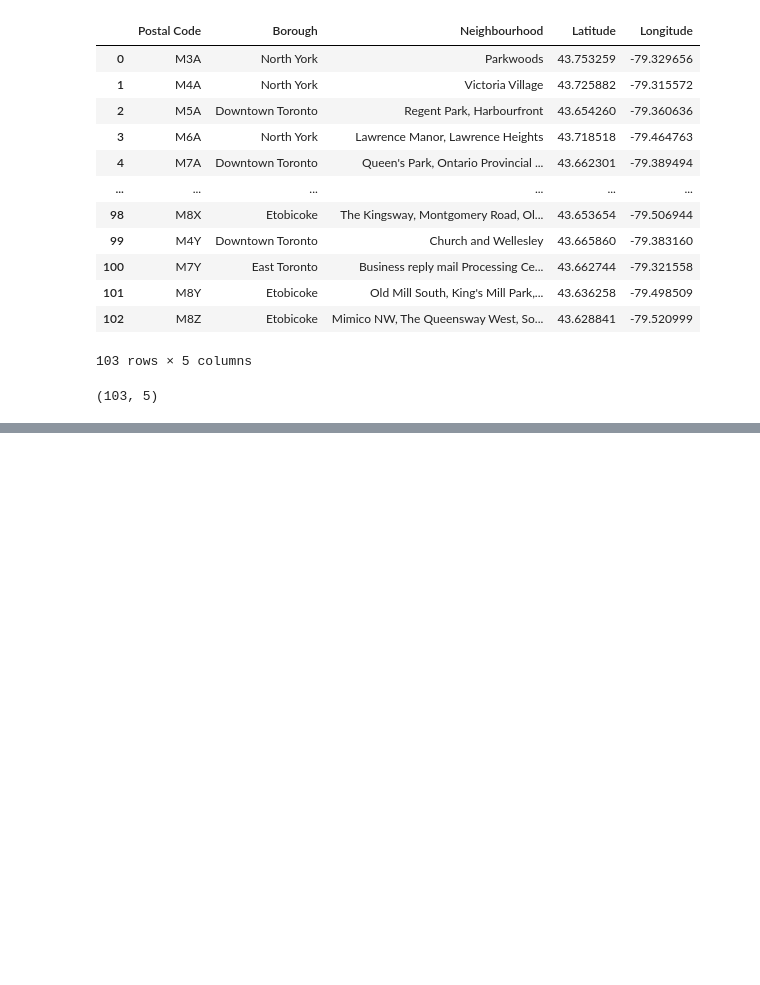
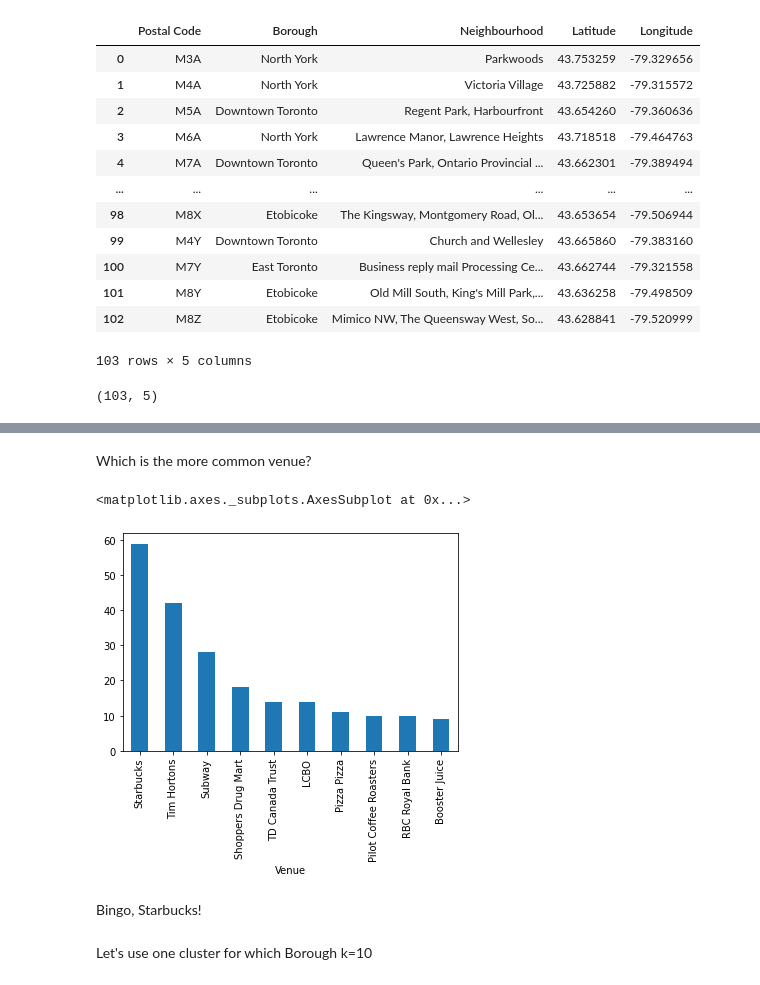
Before and after one commit to vchaves123/Coursera_Capstone, a Jupyter notebook: Segmenting and Clustering Neighborhoods in Toronto.ipynb, the cells around one changed output, grey strips where cells are left out. Cells and saved outputs as stored; diff of their text form; code cells hidden in the pictures; blank space fills up the shorter version.

```diff
--- a/Segmenting and Clustering Neighborhoods in Toronto.ipynb
+++ b/Segmenting and Clustering Neighborhoods in Toronto.ipynb
@@ -152,0 +370,12 @@ toronto_neighbourhood_with_geo.shape
+# %% [markdown]
+Which is the more common venue?
+# %%
+toronto_venues_grouped=toronto_venues.groupby(by='Venue').count()
+toronto_venues_grouped.sort_values(by='Neighborhood',ascending=False,inplace=True)
+toronto_venues_grouped=toronto_venues_grouped['Neighborhood'].head(10)
+toronto_venues_grouped.plot(kind='bar')
+# %% [output]
+<matplotlib.axes._subplots.AxesSubplot at 0x...>
+[figure, added]
+# %% [markdown]
+Bingo, Starbucks!
@@ -152,0 +388,2 @@ toronto_neighbourhood_with_geo.shape
+# %% [markdown]
+Let's use one cluster for which Borough k=10
```
Also changed, not shown: parts of 29 cells of this notebook.
